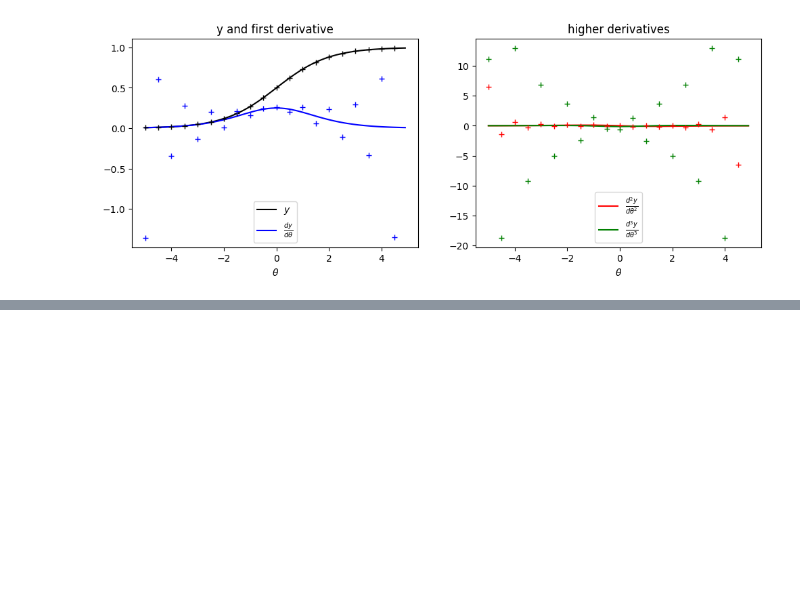
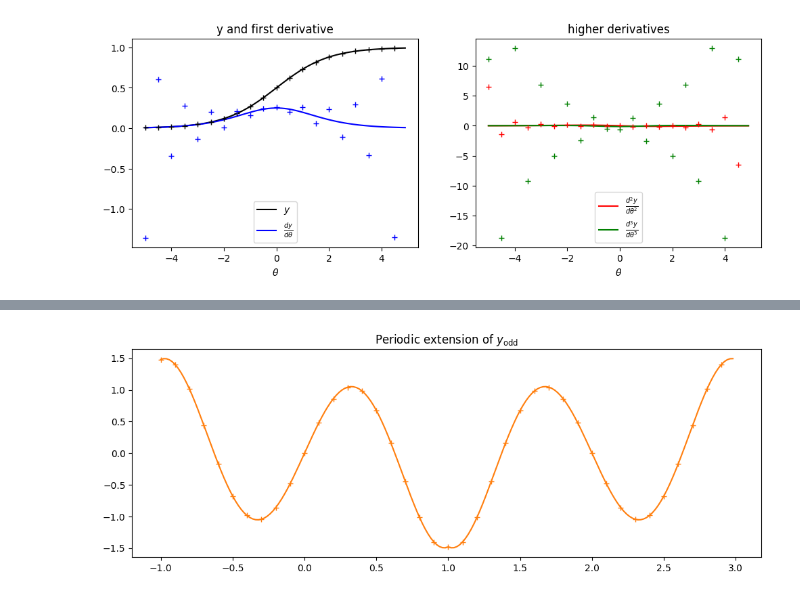
Before and after one commit to pavelkomarov/spectral-derivatives, a Jupyter notebook: notebooks/fourier_periodic_extensions.ipynb, the cells around one changed output, grey strips where cells are left out. Cells and saved outputs as stored; diff of their text form; code cells hidden in the pictures; blank space fills up the shorter version.

```diff
--- a/notebooks/fourier_periodic_extensions.ipynb
+++ b/notebooks/fourier_periodic_extensions.ipynb
@@ -144,0 +187,15 @@ axes[1].plot(th_n, d3y_n, 'g+');
+# %%
+dy = np.exp(x) * (5*np.cos(5*x) + np.sin(5*x))
+d2y = 2*np.exp(x) * (5*np.cos(5*x) - 12*np.sin(5*x))
+d3y = -2*np.exp(x) * (37*np.sin(5*x) + 55*np.cos(5*x))
+
+x_n_ext = np.linspace(-1, 3, 2*M, endpoint=False)
+y_n_ext = np.concatenate((y_odd(x_n), [-y_odd(x_n[0])], y_odd(x_n)[:0:-1]))
+x_ext = np.linspace(-1, 3, 200, endpoint=False)
+y_ext = np.concatenate((y_odd(x), [-y_odd(x[0])], y_odd(x)[:0:-1]))
+pyplot.figure(figsize=(12,4))
+pyplot.plot(x_ext, y_ext, 'C1')
+pyplot.plot(x_n_ext, y_n_ext, 'C1+')
+pyplot.title(r"Periodic extension of $y_\text{odd}$");
+# %% [output]
+[figure, added]
```
Also changed, not shown: parts of 9 cells of this notebook, 1 other file.
